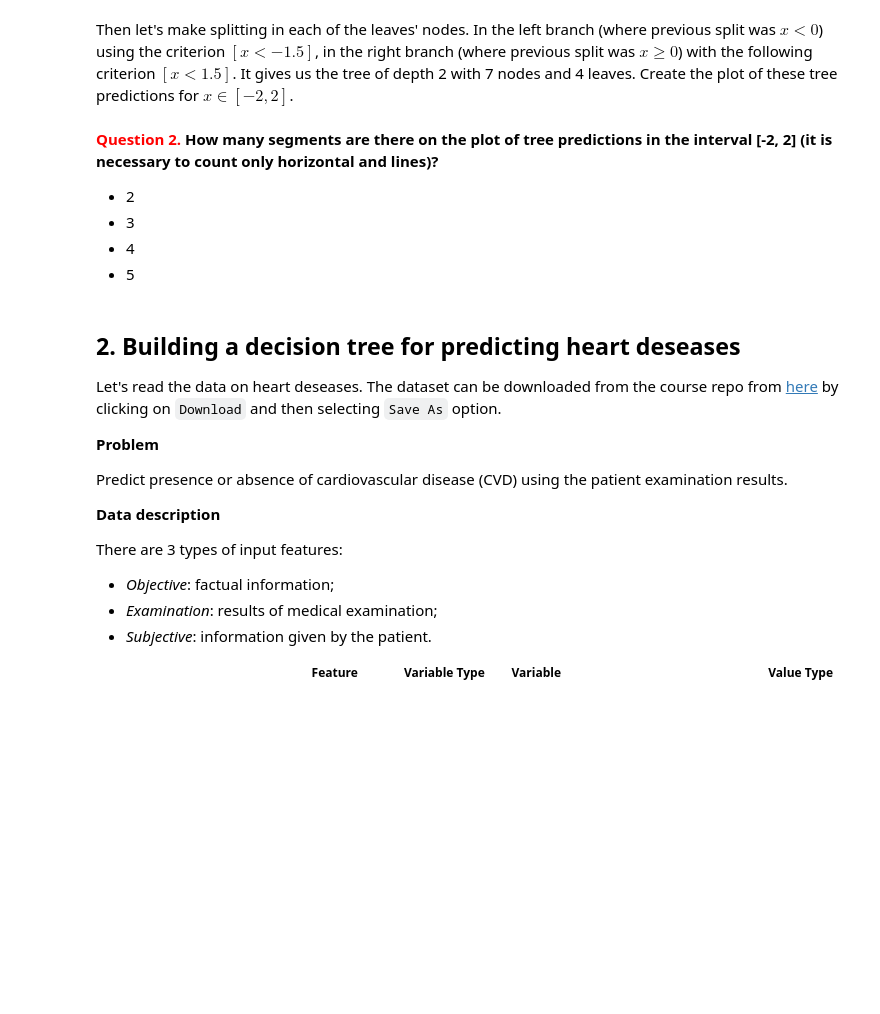
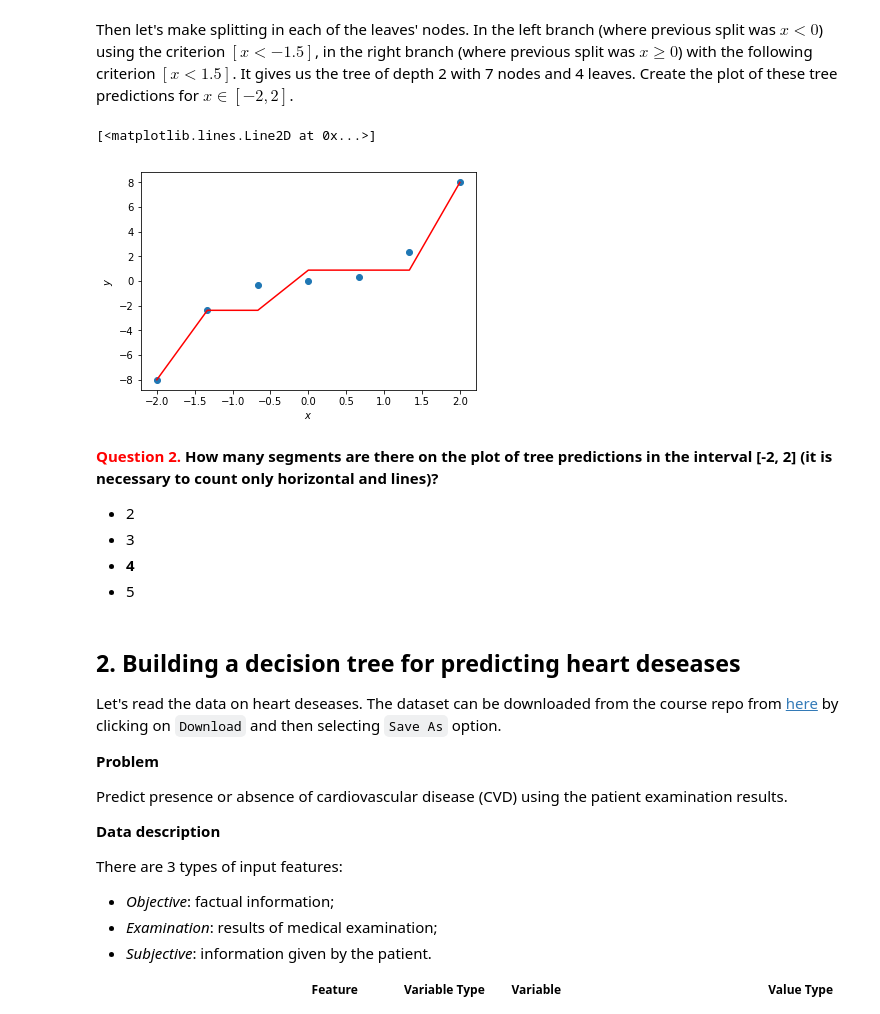
Before and after one commit to kazimanil/mlcourse.ai, a Jupyter notebook: mlcourse_3/mlcourse_3.ipynb, the cells around one changed output. Saved outputs shown, nothing was run; the diff lists cells and outputs as text; code cells hidden in the pictures; blank space fills up the shorter version.

```diff
--- a/mlcourse_3/mlcourse_3.ipynb
+++ b/mlcourse_3/mlcourse_3.ipynb
@@ -91,8 +93,19 @@ Then let's make splitting in each of the leaves' nodes. In the left branch (wher
+# %%
+y_hat = pd.DataFrame({'X' : X,
+                      'y_hat' : [-8, -2.37, -2.37, 0.888, 0.888, 0.888, 8]
+                     })
+plt.scatter(X, y)
+plt.xlabel(r'$x$')
+plt.ylabel(r'$y$')
+plt.plot(y_hat['X'], y_hat['y_hat'], color = 'red')
+# %% [output]
+[<matplotlib.lines.Line2D at 0x...>]
+[figure, added]
 # %% [markdown]
 **<font color='red'>Question 2.</font> How many segments are there on the plot of tree predictions in the interval [-2, 2] (it is necessary to count only horizontal and lines)?**
 - 2
 - 3
-- 4
+- **4**
 - 5
 # %% [markdown]
 ## 2. Building a decision tree for predicting heart deseases
```
Also changed, not shown: parts of 13 cells of this notebook.
